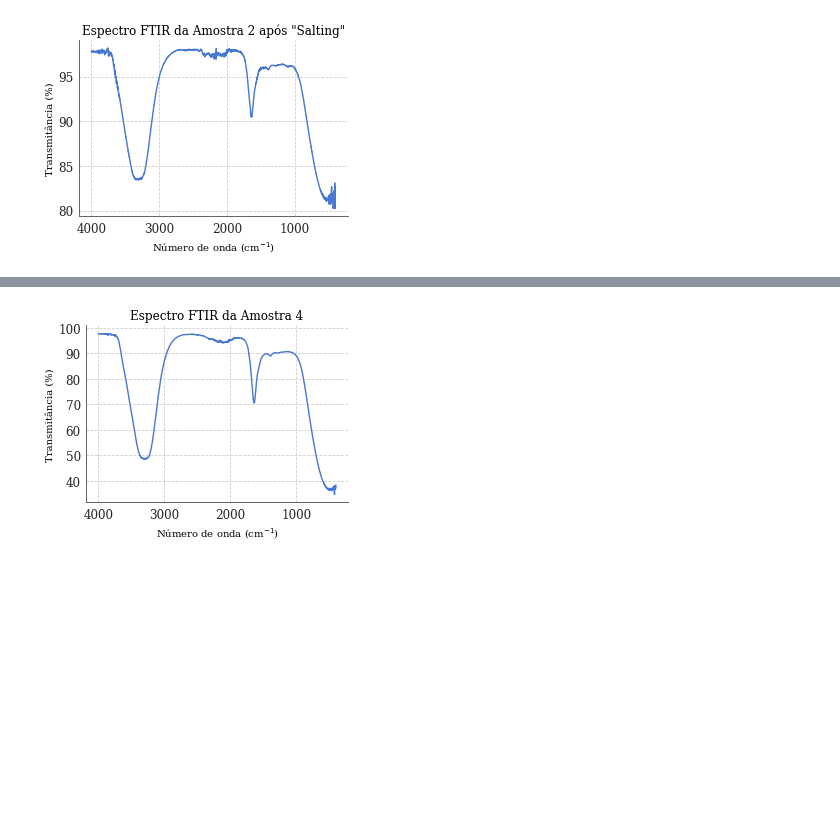
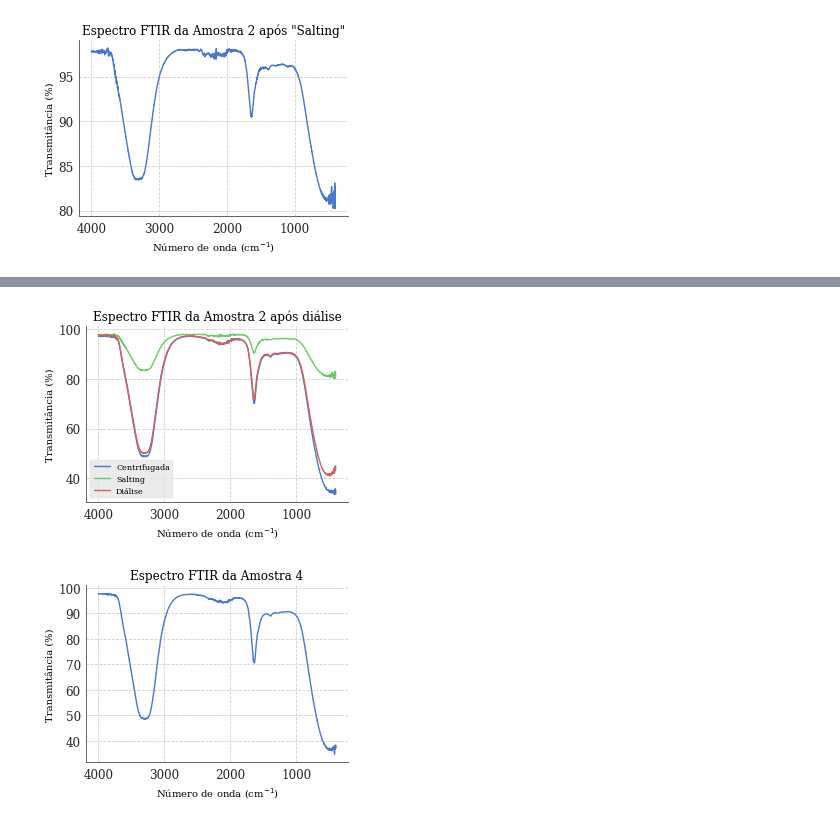
Before and after one commit to Karl-Marcos/dados_lab, a Jupyter notebook: FTIR.ipynb, the cells around one changed output, grey strips where cells are left out. Cells and saved outputs as stored; diff of their text form; code cells hidden in the pictures; blank space fills up the shorter version.

```diff
--- a/FTIR.ipynb
+++ b/FTIR.ipynb
@@ -112,3 +112,24 @@ plt.savefig(r'graficos\POV_2_DIA_1_FTIR.png', dpi = 200)
+# %%
+x1 = [i[0] for i in POV_2_1.values]
+T1 = [i[1] for i in POV_2_1.values]
+x2 = [i[0] for i in POV_2_AMO_1.values]
+T2 = [i[1] for i in POV_2_AMO_1.values]
+x3 = [i[0] for i in POV_2_DIA_1.values]
+T3 = [i[1] for i in POV_2_DIA_1.values]
+fig, ax = plt.subplots(1,1)
+ax.plot(x1,T1, label = 'Centrifugada')
+ax.plot(x2,T2, label = 'Salting')
+ax.plot(x3,T3, label = 'Diálise')
+ax.tick_params(direction='in', which='both',top=True,right=True,labelsize=12)
+ax.set_xlabel(r'Número de onda (cm$^{-1}$)')
+ax.set_ylabel('Transmitância (%)')
+ax.set_title('Espectro FTIR da Amostra 2 após diálise')
+ax.invert_xaxis()
+ax.legend()
+
+plt.savefig(r'graficos\POV_2_comp_FTIR.png', dpi = 200)
+# %% [output]
+[figure, added]
 # %%
 x = [i[0] for i in POV_4_1.values]
 T = [i[1] for i in POV_4_1.values]
```
Also changed, not shown: parts of 2 cells of this notebook, 5 other files.
